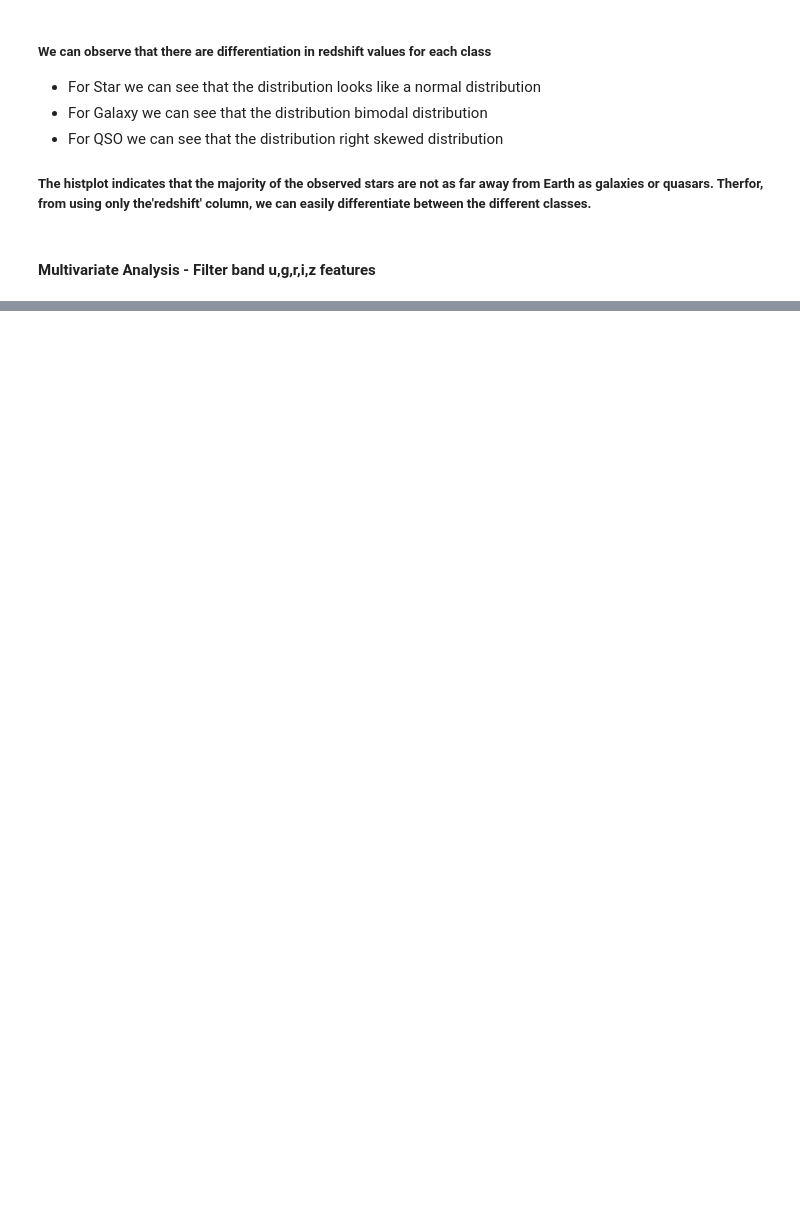
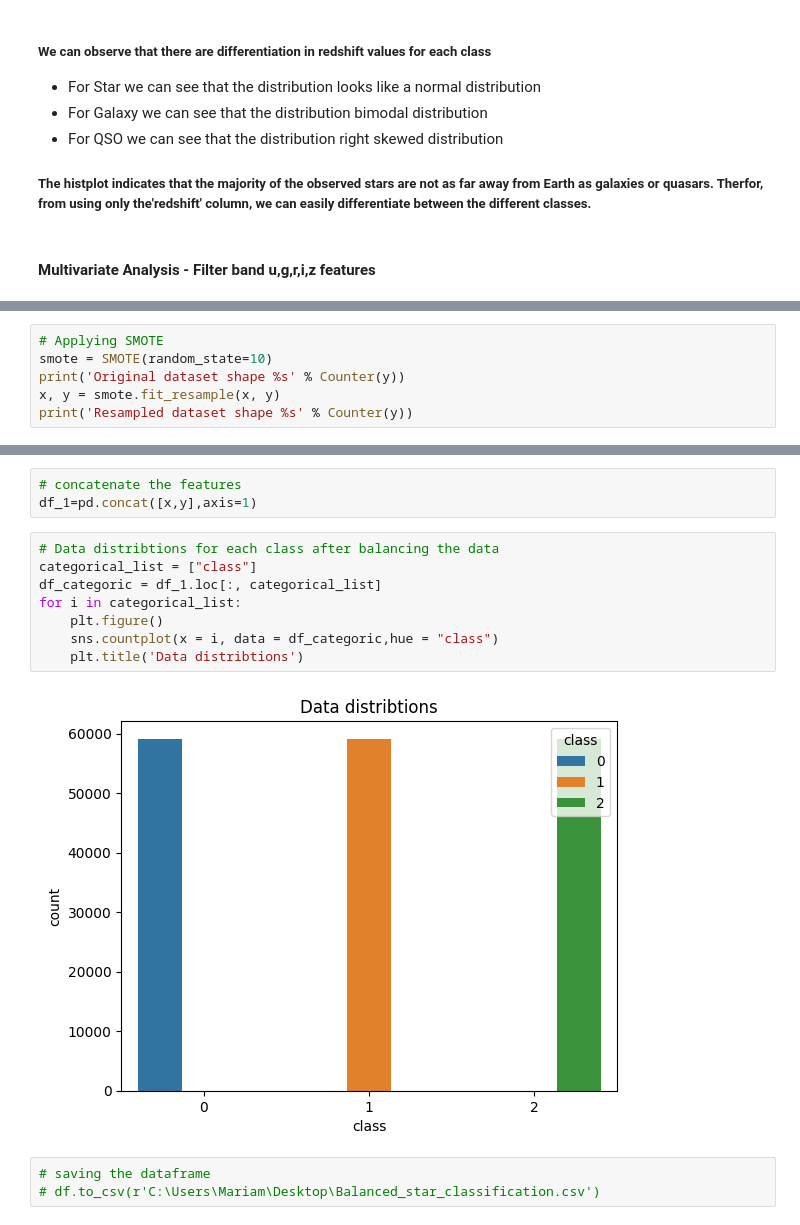
Before and after one commit to Maryamphd/Group-Assignment-No.3-Stellar-Classification, a Jupyter notebook: src_code/EDA_Steller_Classification.ipynb, the cells around one changed output, grey strips where cells are left out. Saved outputs shown, nothing was run; the diff lists cells and outputs as text; blank space fills up the shorter version.

```diff
--- a/src_code/EDA_Steller_Classification.ipynb
+++ b/src_code/EDA_Steller_Classification.ipynb
@@ -189,0 +310,6 @@ plt.show()
+# %%
+# Applying SMOTE
+smote = SMOTE(random_state=10)
+print('Original dataset shape %s' % Counter(y))
+x, y = smote.fit_resample(x, y)
+print('Resampled dataset shape %s' % Counter(y))
@@ -189,0 +327,16 @@ plt.show()
+# %%
+# concatenate the features
+df_1=pd.concat([x,y],axis=1)
+# %%
+# Data distribtions for each class after balancing the data
+categorical_list = ["class"]
+df_categoric = df_1.loc[:, categorical_list]
+for i in categorical_list:
+    plt.figure()
+    sns.countplot(x = i, data = df_categoric,hue = "class")
+    plt.title('Data distribtions')
+# %% [output]
+[figure, added]
+# %%
+# saving the dataframe
+# df.to_csv(r'C:\Users\Mariam\Desktop\Balanced_star_classification.csv')
```
Also changed, not shown: parts of 27 cells of this notebook, 3 other files.
